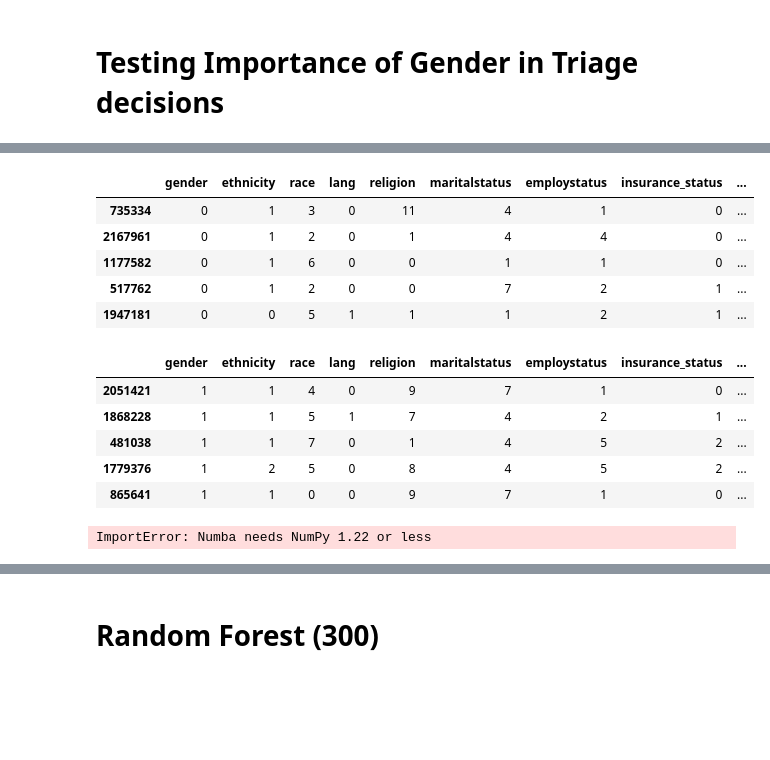
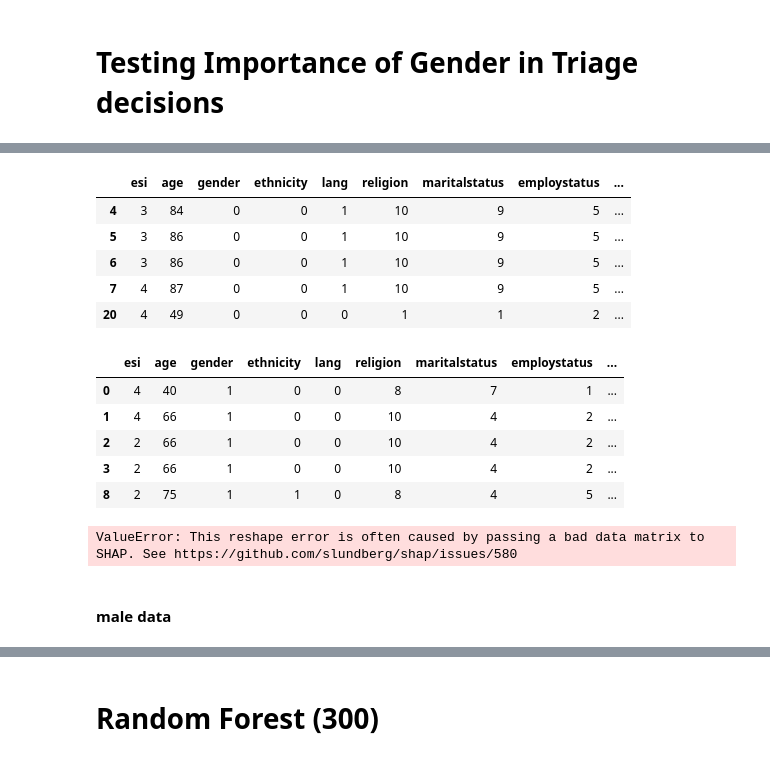
Before and after one commit to pting302/AI_for_Bias_Detection_Healthcare, a Jupyter notebook: Models/Rdata_Analysis.ipynb, the cells around one changed output, grey strips where cells are left out. Cells and saved outputs as stored; diff of their text form; code cells hidden in the pictures; blank space fills up the shorter version.

Commit message:
shap value results

```diff
--- a/Models/Rdata_Analysis.ipynb
+++ b/Models/Rdata_Analysis.ipynb
@@ -636,20 +666,20 @@ array(['Female', 'Male'], dtype=object)
 # %%
-fdata = X_test[X_test["gender"] == 0]
+fdata = full[full["gender"] == 0]
 fdata.head()
 # %% [output]
-|  | gender | ethnicity | race | lang | religion | maritalstatus | employstatus | insurance_status | ... |
-| 735334 | 0 | 1 | 3 | 0 | 11 | 4 | 1 | 0 | ... |
-| 2167961 | 0 | 1 | 2 | 0 | 1 | 4 | 4 | 0 | ... |
-| 1177582 | 0 | 1 | 6 | 0 | 0 | 1 | 1 | 0 | ... |
-| 517762 | 0 | 1 | 2 | 0 | 0 | 7 | 2 | 1 | ... |
-| 1947181 | 0 | 0 | 5 | 1 | 1 | 1 | 2 | 1 | ... |
+|  | esi | age | gender | ethnicity | lang | religion | maritalstatus | employstatus | ... |
+| 4 | 3 | 84 | 0 | 0 | 1 | 10 | 9 | 5 | ... |
+| 5 | 3 | 86 | 0 | 0 | 1 | 10 | 9 | 5 | ... |
+| 6 | 3 | 86 | 0 | 0 | 1 | 10 | 9 | 5 | ... |
+| 7 | 4 | 87 | 0 | 0 | 1 | 10 | 9 | 5 | ... |
+| 20 | 4 | 49 | 0 | 0 | 0 | 1 | 1 | 2 | ... |
 # %%
-mdata = X_test[X_test["gender"] == 1]
+mdata = full[full["gender"] == 1]
 mdata.head()
 # %% [output]
-|  | gender | ethnicity | race | lang | religion | maritalstatus | employstatus | insurance_status | ... |
-| 2051421 | 1 | 1 | 4 | 0 | 9 | 7 | 1 | 0 | ... |
-| 1868228 | 1 | 1 | 5 | 1 | 7 | 4 | 2 | 1 | ... |
-| 481038 | 1 | 1 | 7 | 0 | 1 | 4 | 5 | 2 | ... |
-| 1779376 | 1 | 2 | 5 | 0 | 8 | 4 | 5 | 2 | ... |
-| 865641 | 1 | 1 | 0 | 0 | 9 | 7 | 1 | 0 | ... |
+|  | esi | age | gender | ethnicity | lang | religion | maritalstatus | employstatus | ... |
+| 0 | 4 | 40 | 1 | 0 | 0 | 8 | 7 | 1 | ... |
+| 1 | 4 | 66 | 1 | 0 | 0 | 10 | 4 | 2 | ... |
+| 2 | 2 | 66 | 1 | 0 | 0 | 10 | 4 | 2 | ... |
+| 3 | 2 | 66 | 1 | 0 | 0 | 10 | 4 | 2 | ... |
+| 8 | 2 | 75 | 1 | 1 | 0 | 8 | 4 | 5 | ... |
@@ -656,9 +689,9 @@ mdata.head()
 # %%
 import shap
-mdata['age'] = mdata['age'].astype('int')
-fdata['age'] = fdata['age'].astype('int')
+#mdata['age'] = mdata['age'].astype('int')
+#fdata['age'] = fdata['age'].astype('int')
-# %% [output]
-ImportError: Numba needs NumPy 1.22 or less
 # %%
-explainer = shap.Explainer(brc)
-shap_values = explainer.shap_values(X_test[:500])
+explainer = shap.Explainer(model)
+mshap_values = explainer.shap_values(mdata[:50])
+# %% [output]
+ValueError: This reshape error is often caused by passing a bad data matrix to SHAP. See https://github.com/slundberg/shap/issues/580
@@ -664,0 +705,2 @@ shap_values = explainer.shap_values(X_test[:500])
+# %% [markdown]
+#### male data
```
Also changed, not shown: parts of 36 cells of this notebook.
